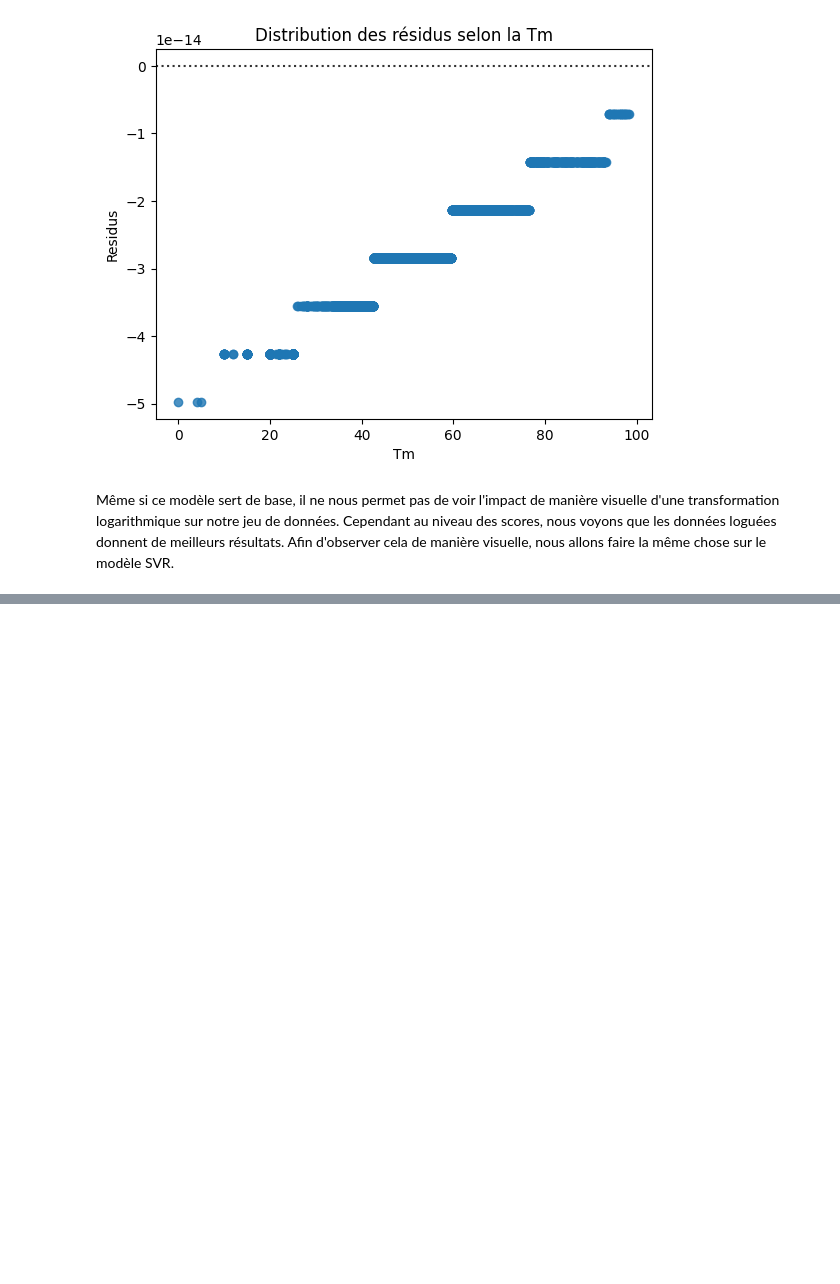
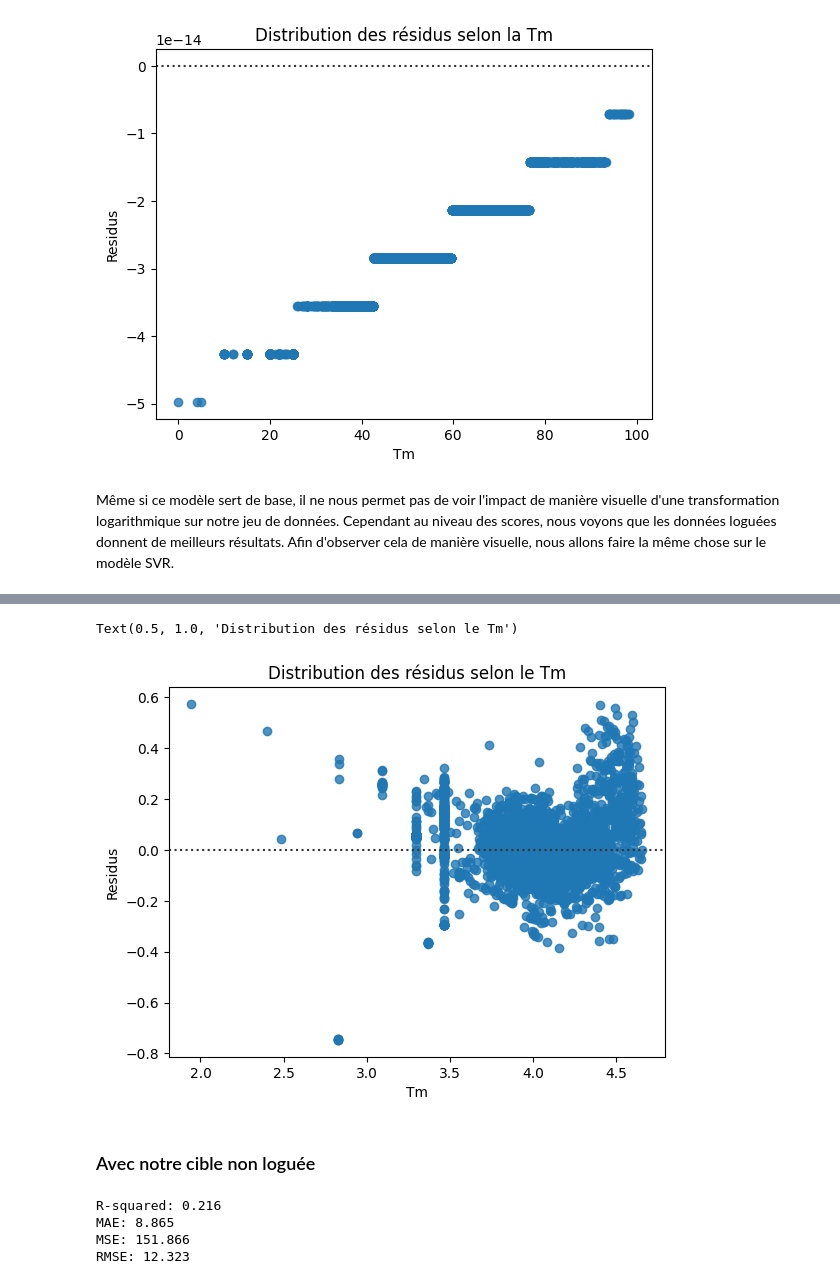
Before and after one commit to Azepel/Prediction-de-la-stabilite-de-differentes-enzymes, a Jupyter notebook: Predict_enz_nettoyage.ipynb, the cells around one changed output, grey strips where cells are left out. Drawn from its saved outputs; the diff is of its cells as text; code cells hidden in the pictures; blank space fills up the shorter version.

```diff
--- a/Predict_enz_nettoyage.ipynb
+++ b/Predict_enz_nettoyage.ipynb
@@ -713,0 +748,11 @@ Même si ce modèle sert de base, il ne nous permet pas de voir l'impact de mani
+# %%
+# Graphique de répartition des résidus
+sns.residplot(x=ytest_log,y=ypredict_log)
+plt.xlabel("Tm")
+plt.ylabel("Residus")
+plt.title('Distribution des résidus selon le Tm')
+# %% [output]
+Text(0.5, 1.0, 'Distribution des résidus selon le Tm')
+[figure, added]
+# %% [markdown]
+### Avec notre cible non loguée
@@ -713,0 +762,14 @@ Même si ce modèle sert de base, il ne nous permet pas de voir l'impact de mani
+# %%
+# Description R carré
+print("R-squared:", np.round(r2_score(ytest, ypredict),3))
+# mesure des erreurs entre des observations appariées exprimant le même phénomène
+print("MAE:", np.round(mean_absolute_error(ytest, ypredict),3))
+# mesure caractérisant la « précision » de cet estimateur
+print("MSE:", np.round(mean_squared_error(ytest, ypredict),3))
+# Mesure qui nous indique l'écart moyen entre les valeurs prédites et les valeurs observées dans un modèle
+print('RMSE:', np.round(sqrt(mean_squared_error(ytest, ypredict)),3))
+# %% [output]
+R-squared: 0.216
+MAE: 8.865
+MSE: 151.866
+RMSE: 12.323
```
Also changed, not shown: parts of 9 cells of this notebook.
